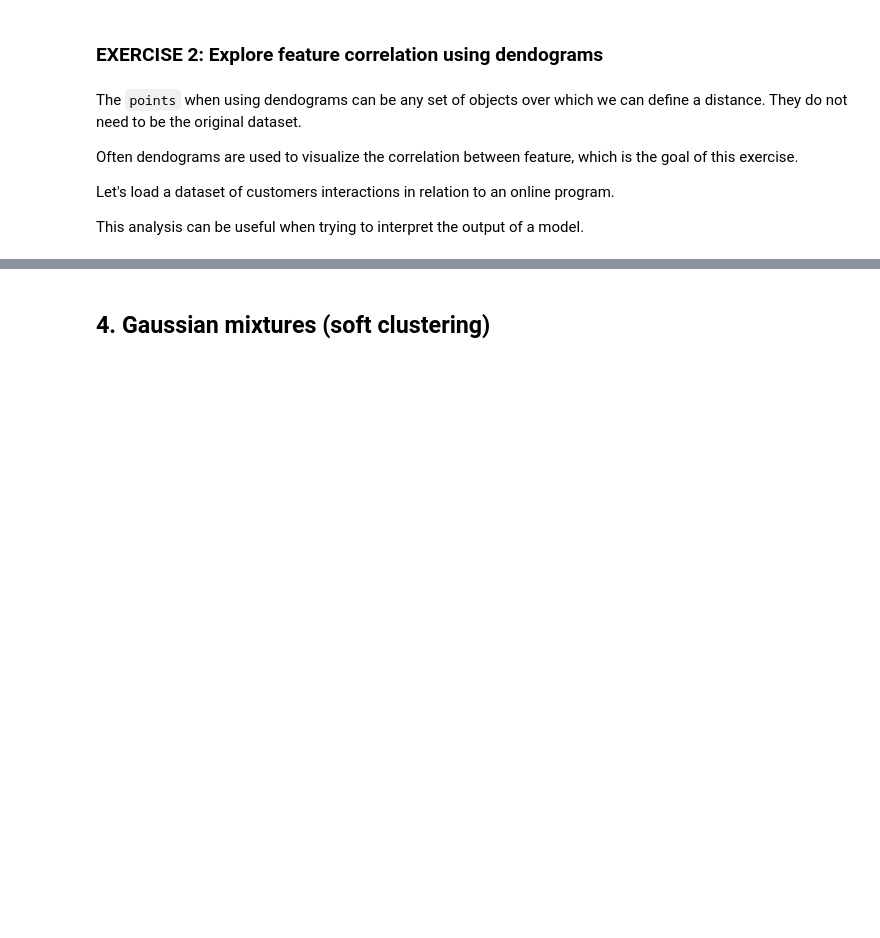
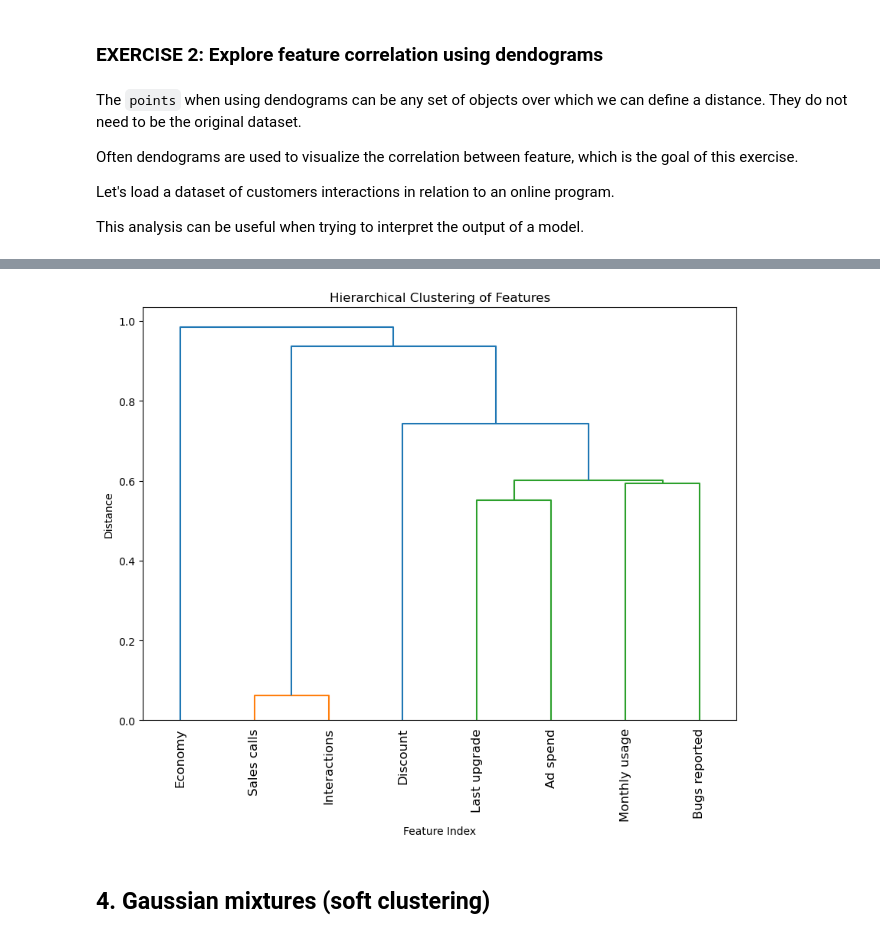
Before and after one commit to neworldemancer/DSF5, a Jupyter notebook: Course_3.ipynb, the cells around one changed output, grey strips where cells are left out. Cells and saved outputs as stored; diff of their text form; code cells hidden in the pictures; blank space fills up the shorter version.

```diff
--- a/Course_3.ipynb
+++ b/Course_3.ipynb
@@ -329,7 +348,11 @@ df=get_customers_dataset()
 # 2. Perform hierarchical clustering using the "distance" 1-|r| (not really a distance), where r is the correlation coefficient
 # 3. Adapt the code to visualize the dendrogram in this case. You may find the following function helpful:
 
-def get_Z_matrix_from_distance_matrix(dist_matrix, method='single')
+import numpy as np
+from scipy.spatial.distance import squareform
+from scipy.cluster.hierarchy import linkage, dendrogram
+
+def get_Z_matrix_from_distance_matrix(dist_matrix, method='single'):
     """
     Perform hierarchical clustering using linkage on a distance matrix. The output of this function can be an input of the dendrogram function
 
@@ -350,3 +373,6 @@ def get_Z_matrix_from_distance_matrix(dist_matrix, method='single')
     return Z
 
 # 4. Inspect the correlation between the figures. Are they stable if you change the linkage criterion?
+# %%
+corr_matrix = np.corrcoef(df.T)
+print(corr_matrix, corr_matrix.shape)
@@ -353,3 +396,18 @@ def get_Z_matrix_from_distance_matrix(dist_matrix, method='single')
+# %%
+dist_matrix = 1 - np.abs(corr_matrix)
+# %%
+Z = get_Z_matrix_from_distance_matrix(dist_matrix)
+# %%
+# Plot the dendrogram
+plt.figure(figsize=(10, 7))
+feature_names=list(df.columns)
+dendrogram(Z, labels=feature_names, leaf_rotation=90)
+plt.title('Hierarchical Clustering of Features')
+plt.xlabel('Feature Index')
+plt.ylabel('Distance')
+plt.show()
+# %% [output]
+[figure, added]
 # %% [markdown]
 ## 4. Gaussian mixtures (soft clustering)
 # %% [markdown]
```
Also changed, not shown: parts of 5 cells of this notebook, 1 other file.
